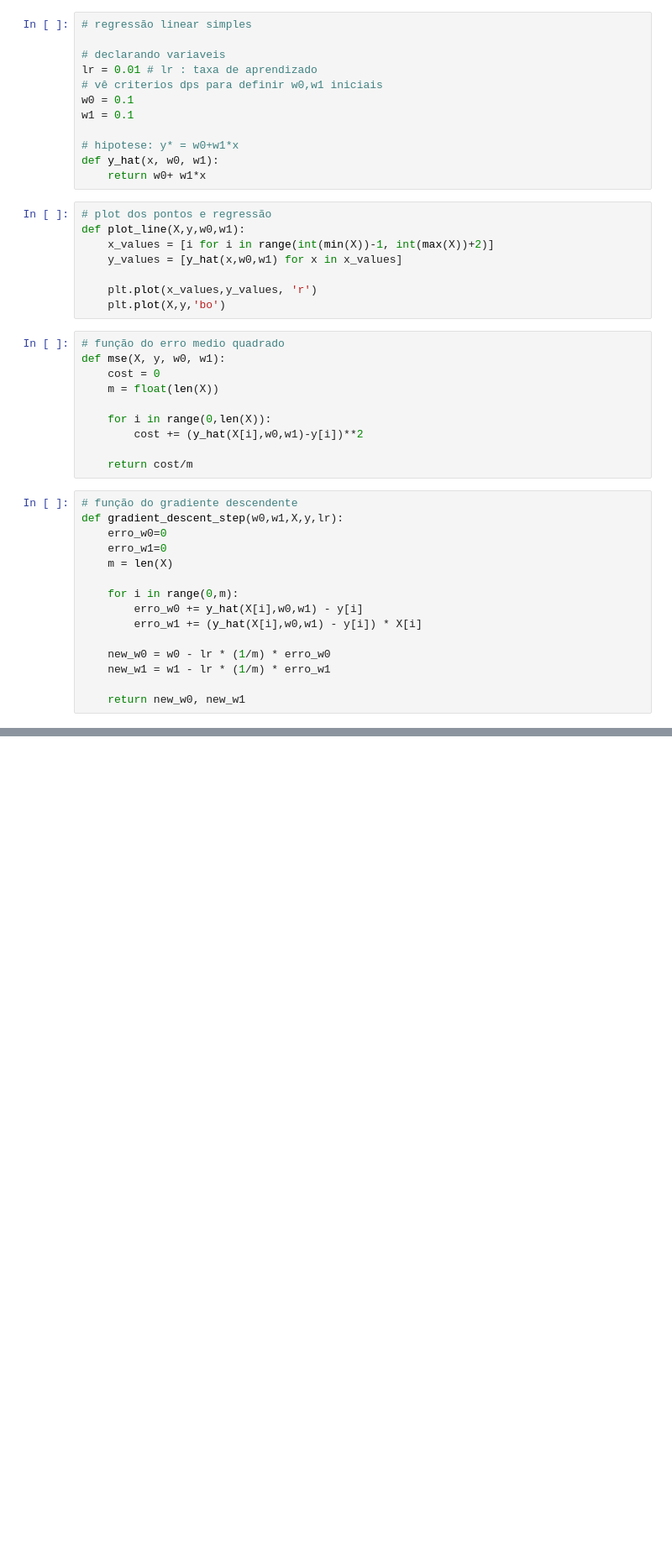
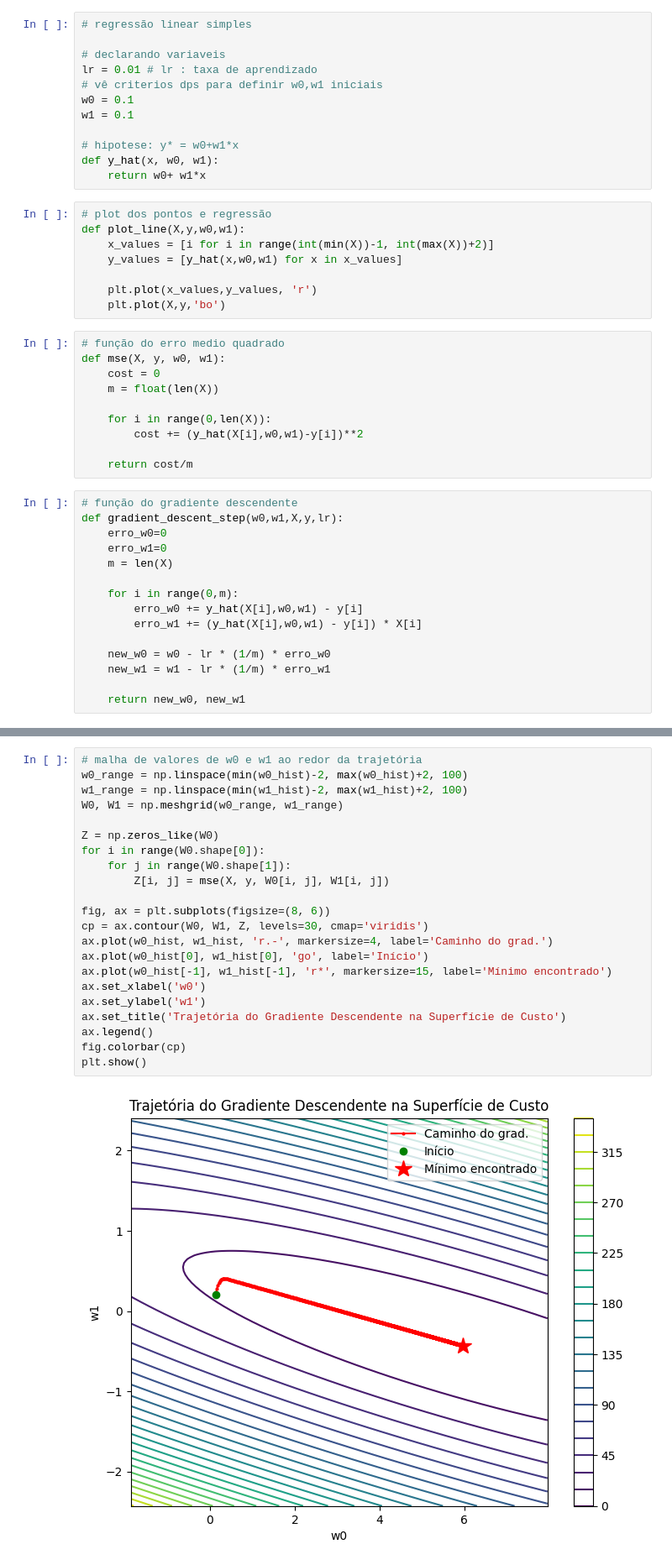
Before and after one commit to carloshenrique021/IC, a Jupyter notebook: grad_desc.ipynb, the cells around one changed output, grey strips where cells are left out. Shown at 84% size. Saved outputs shown, nothing was run; the diff lists cells and outputs as text; blank space fills up the shorter version.

```diff
--- a/grad_desc.ipynb
+++ b/grad_desc.ipynb
@@ -105,0 +116,24 @@ plot_line(X,y,w0,w1)
+# %%
+# malha de valores de w0 e w1 ao redor da trajetória
+w0_range = np.linspace(min(w0_hist)-2, max(w0_hist)+2, 100)
+w1_range = np.linspace(min(w1_hist)-2, max(w1_hist)+2, 100)
+W0, W1 = np.meshgrid(w0_range, w1_range)
+
+Z = np.zeros_like(W0)
+for i in range(W0.shape[0]):
+    for j in range(W0.shape[1]):
+        Z[i, j] = mse(X, y, W0[i, j], W1[i, j])
+
+fig, ax = plt.subplots(figsize=(8, 6))
+cp = ax.contour(W0, W1, Z, levels=30, cmap='viridis')
+ax.plot(w0_hist, w1_hist, 'r.-', markersize=4, label='Caminho do grad.')
+ax.plot(w0_hist[0], w1_hist[0], 'go', label='Início')
+ax.plot(w0_hist[-1], w1_hist[-1], 'r*', markersize=15, label='Mínimo encontrado')
+ax.set_xlabel('w0')
+ax.set_ylabel('w1')
+ax.set_title('Trajetória do Gradiente Descendente na Superfície de Custo')
+ax.legend()
+fig.colorbar(cp)
+plt.show()
+# %% [output]
+[figure, added]
```
Also changed, not shown: parts of 6 cells of this notebook.
